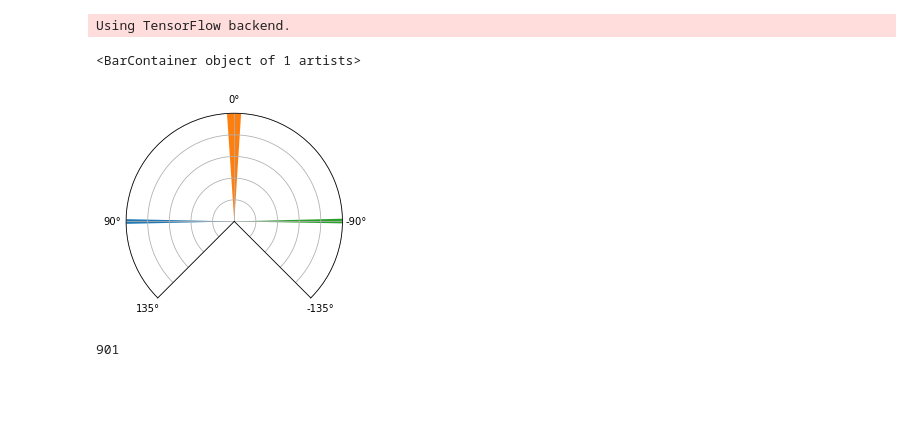
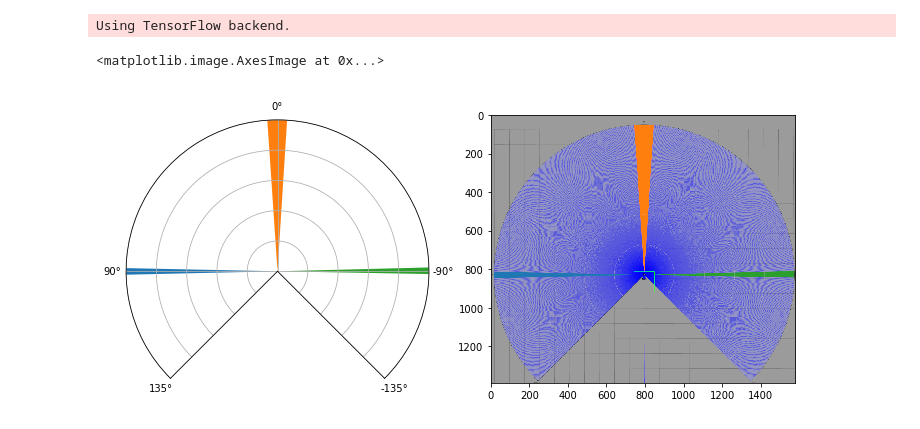
Before and after one commit to karray/neuroracer, a Jupyter notebook: q_learning.ipynb, the cells around one changed output. Drawn from its saved outputs; the diff is of its cells as text; code cells hidden in the pictures; blank space fills up the shorter version.

```diff
--- a/q_learning.ipynb
+++ b/q_learning.ipynb
@@ -76,34 +55,34 @@ class PolarRay:
 # %%
 pr = PolarRay(1081, -2.3561944902, 2.3561944902)
 
 
-fig = plt.figure()
-plt1 = fig.add_subplot(1,1,1, polar=True)
+fig = plt.figure(figsize=(12,8))
+plt1 = fig.add_subplot(1,2,1, polar=True)
 
 plt1.set_yticklabels([])
 plt1.set_ylim(0, 1)
 plt1.set_thetamin(pr.min_a*180/np.pi)
 plt1.set_thetamax(pr.max_a*180/np.pi)
 plt1.set_theta_offset(np.pi/2)
 plt1.set_xticks([pr.max_a, 90*np.pi/180, 0, -90*np.pi/180, pr.min_a])
 
 r = pr.ray_to_rad(180)
 rw = pr.ray_to_rad(185)-pr.ray_to_rad(175)
 
 c = pr.ray_to_rad(540)
 cw = pr.ray_to_rad(555)-pr.ray_to_rad(525)
 
 l = pr.ray_to_rad(900)
 lw = pr.ray_to_rad(905)-pr.ray_to_rad(895)
 
 # ax.plot(np.full(2,ray_to_rad(180, 1081, -2.3561944902, 2.356194490)),y)
 plt1.bar([r],[1], width=rw)
 plt1.bar([c],[1], width=cw)
 plt1.bar([l],[1], width=lw)
+
+plt2 = fig.add_subplot(1,2,2)
+plt2.imshow(cv2.imread('assets/laser_range.png')[..., ::-1])
+# cv2.imread('./assets/laser_range.png').shape
 # %% [output]
-<BarContainer object of 1 artists>
+<matplotlib.image.AxesImage at 0x...>
-[figure, old version]
+[figure, new version]
-# %%
-pr.degree_to_ray(-90)
-# %% [output]
-901
```
Also changed, not shown: parts of 5 cells of this notebook.
